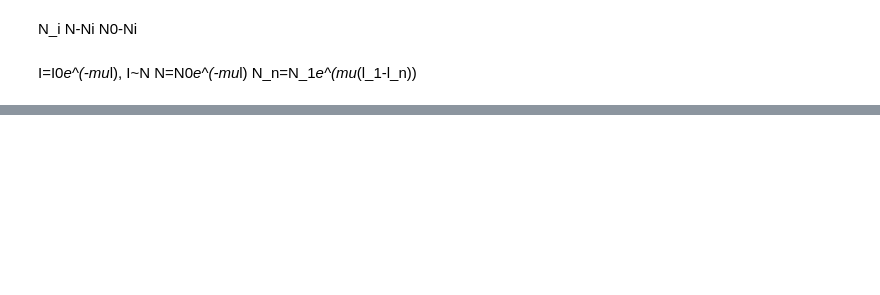
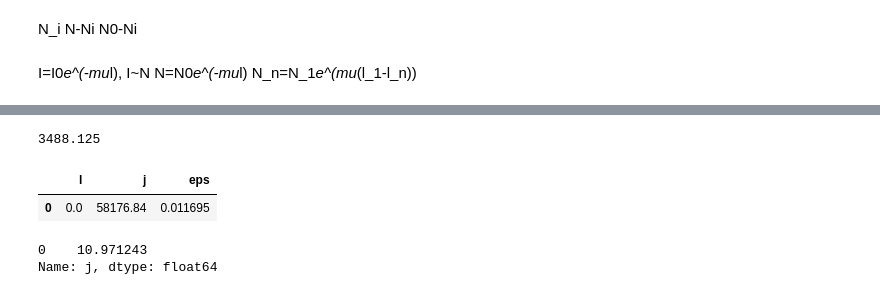
Before and after one commit to AAAK8KM/MIPT_LABS, a Jupyter notebook: QPhys/5.1/Untitled.ipynb, the cells around one changed output, grey strips where cells are left out. Cells and saved outputs as stored; diff of their text form; code cells hidden in the pictures; blank space fills up the shorter version.

```diff
--- a/QPhys/5.1/Untitled.ipynb
+++ b/QPhys/5.1/Untitled.ipynb
@@ -21,0 +46,26 @@ N_n=N_1*e^(mu*(l_1-l_n))
+# %%
+139525/40
+# %% [output]
+3488.125
+# %%
+def recalc(gr):
+    #j_new = (gr.j/(gr.eps*gr.j)**2).sum()/(1/(gr.eps*gr.j)**2).sum()
+    #eps_new = 1/np.sqrt((1/(gr.eps*gr.j)**2).sum())/j_new
+    j=gr["N"]/gr["T"]
+    e=j/np.sqrt(gr["N"])
+    j_new = np.average(j)
+    #print(np.std(j), 1/np.sqrt((1/e**2)).sum())
+    eps_new = np.sqrt(np.std(j)**2+1/(1/e**2).sum())/j_new
+    return pd.Series({'j': j_new, 'eps': eps_new})
+# %%
+dt0r=dt0.groupby(["l"]).apply(recalc).reset_index()
+# %%
+dt0r
+# %% [output]
+|  | l | j | eps |
+| 0 | 0.0 | 58176.84 | 0.011695 |
+# %%
+np.log(dt0r.j)
+# %% [output]
+0    10.971243
+Name: j, dtype: float64
```
Also changed, not shown: parts of 7 cells of this notebook, 6 other files.
